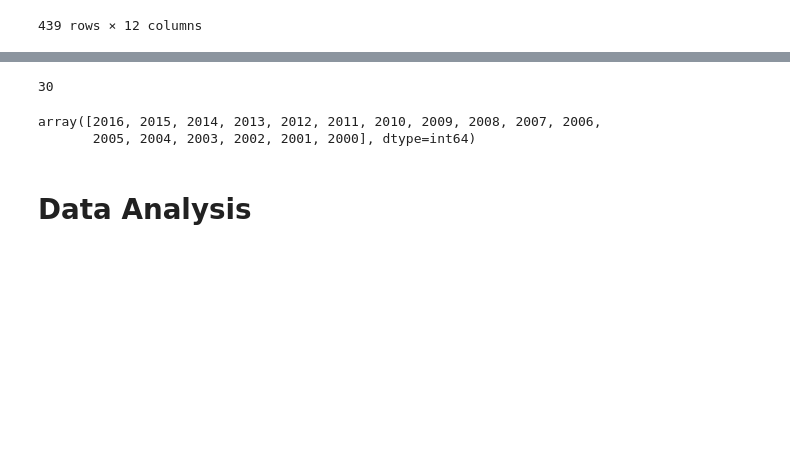
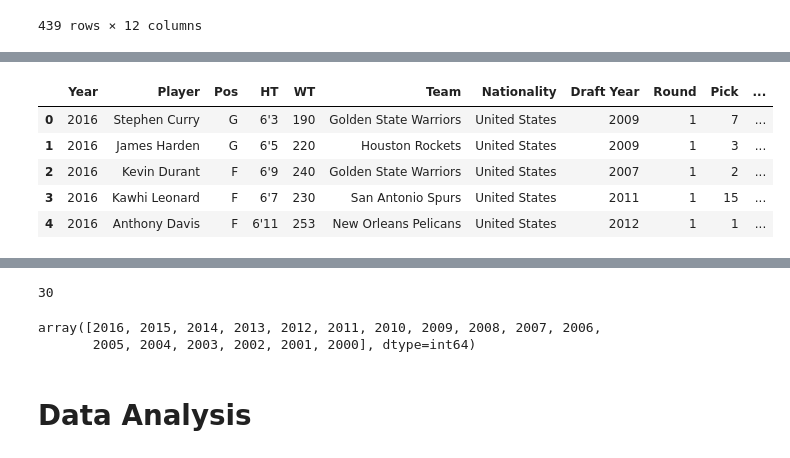
Before and after one commit to aclao89/NBA_All_Stars, a Jupyter notebook: Data Exploration for NBA All Star Games .ipynb, the cells around one changed output, grey strips where cells are left out. Drawn from its saved outputs; the diff is of its cells as text; code cells hidden in the pictures; blank space fills up the shorter version.

```diff
--- a/Data Exploration for NBA All Star Games .ipynb
+++ b/Data Exploration for NBA All Star Games .ipynb
@@ -221,3 +246,16 @@ nba_cleaned.head()
+# %%
+#Drop redudant Selection Type Column
+
+nba_cleaned = nba_cleaned.drop(['Selection Type'], axis= 1)
+
+nba_cleaned.head()
+# %% [output]
+|  | Year | Player | Pos | HT | WT | Team | Nationality | Draft Year | Round | Pick | ... |
+| 0 | 2016 | Stephen Curry | G | 6'3 | 190 | Golden State Warriors | United States | 2009 | 1 | 7 | ... |
+| 1 | 2016 | James Harden | G | 6'5 | 220 | Houston Rockets | United States | 2009 | 1 | 3 | ... |
+| 2 | 2016 | Kevin Durant | F | 6'9 | 240 | Golden State Warriors | United States | 2007 | 1 | 2 | ... |
+| 3 | 2016 | Kawhi Leonard | F | 6'7 | 230 | San Antonio Spurs | United States | 2011 | 1 | 15 | ... |
+| 4 | 2016 | Anthony Davis | F | 6'11 | 253 | New Orleans Pelicans | United States | 2012 | 1 | 1 | ... |
 # %%
 #Check to enure no data was lost in cleaning
 nba_cleaned.isnull().sum()
```
Also changed, not shown: parts of 8 cells of this notebook.
